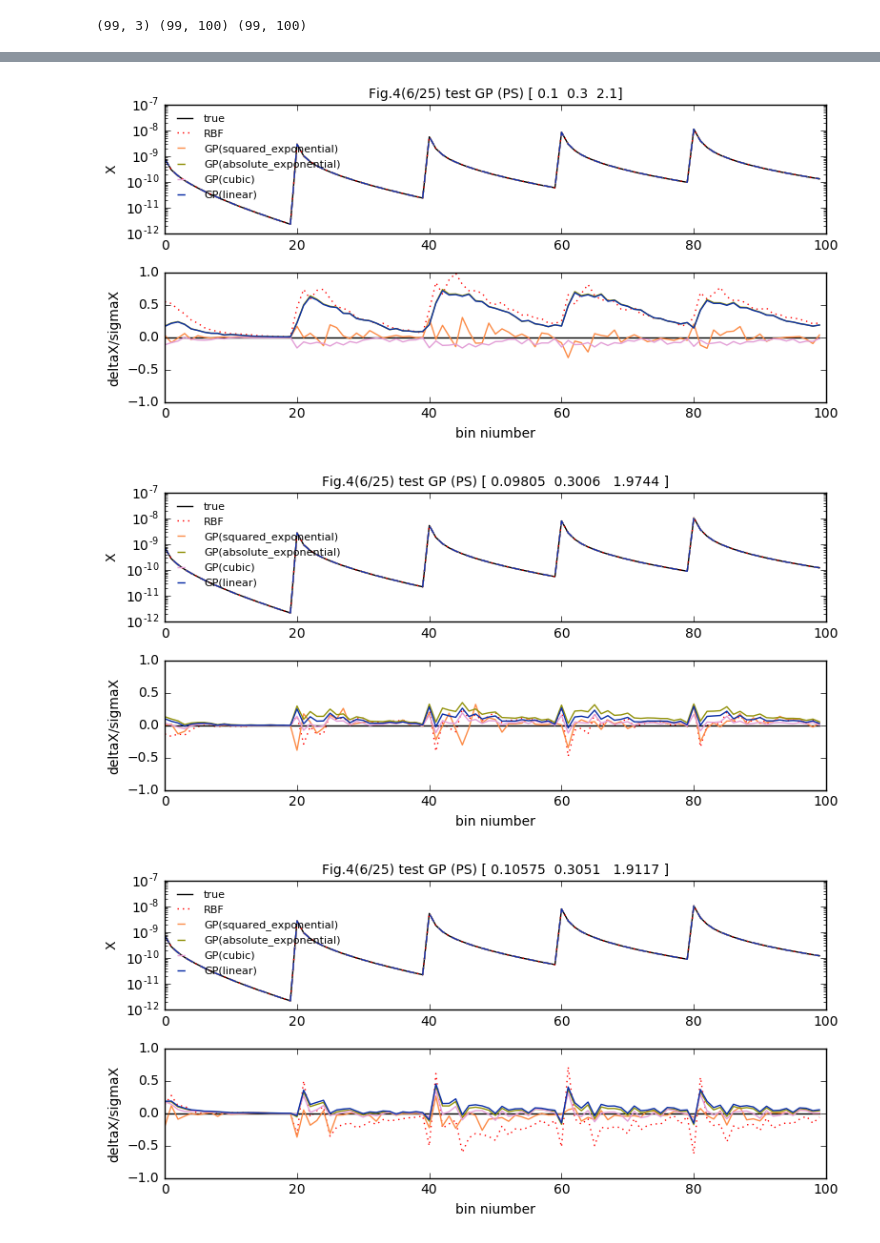
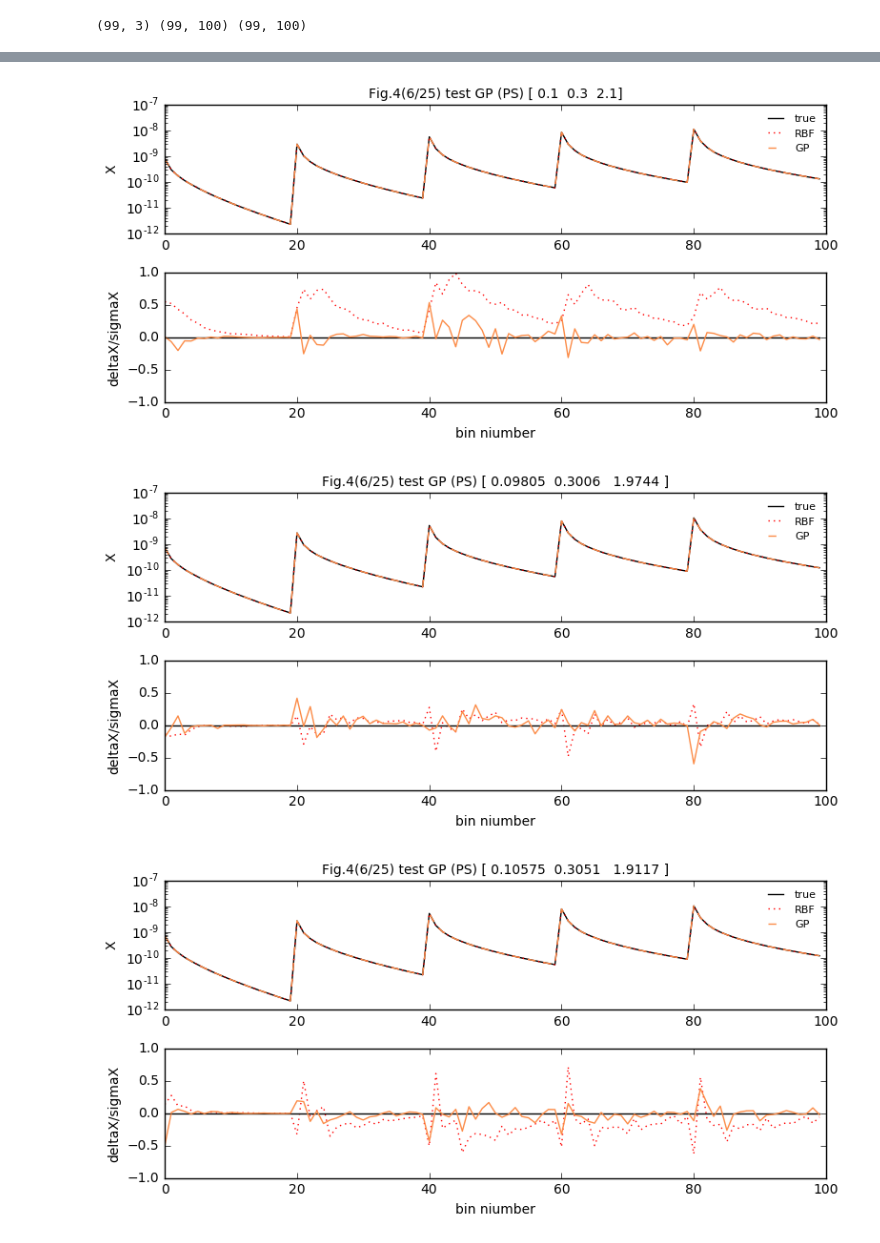
Before and after one commit to liuxx479/PDFs, a Jupyter notebook: likelihood.ipynb, the cells around one changed output, grey strips where cells are left out. Cells and saved outputs as stored; diff of their text form; code cells hidden in the pictures.

```diff
--- a/likelihood.ipynb
+++ b/likelihood.ipynb
@@ -113,11 +113,11 @@ def plane_margin (chi2cube,Ngrid=Ngrid,x=23):
     return [sum(prob,axis=i) for i in range(3)]
     #return prob[x],prob[:,x],prob[:,:,x]
 # %%
-Nk = '5ka'
-Chi2_arr = load('likelihood/prob_{0}_N{1}_2stats_GPcubic.npy'.format(Nk, Ngrid)).T
+Nk = '10k'
+Chi2_arr = load('likelihood/prob_{0}_N{1}_2stats_GP.npy'.format(Nk, Ngrid)).T
 
 #for ix in range(50):
-#ix=23
+ix=23
 f,axes=subplots(1,3,figsize=(12,3.5))
 extents = ([param_range[1],param_range[2]],[param_range[0],param_range[2]],[param_range[0],param_range[1]])
 labeles0 = ('Mnu','omega_m','As')
@@ -277,2 +276,5 @@ test = buildGPemulator(x,y)
 # %% [output]
 (99, 3) (99, 100) (99, 100)
+# %%
+test_rbf =  WLanalysis.buildInterpolator(y, x)
+test_GP =  WLanalysis.buildInterpolator(y, x,function='GP')
@@ -290,43 +301,41 @@ corr_arr = ['squared_exponential','absolute_exponential','cubic','linear']#'gene
 
 for i in idxnear[:3]:
     seed(45)
     x,y = delete(params,(0,i),axis=0),delete(stats[j],(0,i),axis=0)
     ell_arr = arange(len(istd))
 
     test_rbf =  WLanalysis.buildInterpolator(y, x)
     ps_RBF = test_rbf (params[i])
 
     f, (ax,ax2) = subplots(2,1,figsize=(8,4))
     ax.plot(ell_arr, stats[j][i],'k-',label='true')
     ax.plot(ell_arr, ps_RBF,'r:',label='RBF')
 
     ax.set_yscale('log')
     ax2.plot(ell_arr, (ps_RBF-stats[j][i])/istd,'r:')
 
     ax2.plot(ell_arr, zeros(len(ell_arr)),'k-')
 
-    for icorr in corr_arr:#['squared_exponential',]:
-        #print icorr
-        icolor=rand(3)
-        test_gp = WLanalysis.buildInterpolator(y,x,function='GP',corr=icorr)
-        ps_GP = test_gp(params[i])
-        ax.plot(ell_arr, ps_GP,'--',color=icolor,label='GP(%s)'%(icorr))
-        ax2.plot(ell_arr, (ps_GP-stats[j][i])/istd,'-',color=icolor)
+    icolor=rand(3)
+    test_gp = WLanalysis.buildInterpolator(y,x,function='GP')
+    ps_GP = test_gp(params[i])
+    ax.plot(ell_arr, ps_GP,'--',color=icolor,label='GP')
+    ax2.plot(ell_arr, (ps_GP-stats[j][i])/istd,'-',color=icolor)
 
     ax2.set_ylim(-1,1)
     ax.legend(loc='best',fontsize=8,frameon=0)
     ax2.set_xlabel('bin niumber')
     ax.set_ylabel('X')
     ax2.set_ylabel('deltaX/sigmaX')
     ax.set_title('Fig.4(6/25) test GP (PS) %s'%(params[i]),fontsize=10)
     plt.tight_layout()
     show()
 #     savefig('plots/testGP_%s_%i.jpg'%(['ps','pdf1d','pdf2d'][j],i))
 #     close()
 # %% [output]
-[figure, old version]
+[figure, new version]
-[figure, old version]
+[figure, new version]
-[figure, old version]
+[figure, new version]
 # %%
 ### try MCMC
 stats = [psI_flat, pdf1dN_flat, pdf2dN_flat]
```
Also changed, not shown: parts of 17 cells of this notebook.
